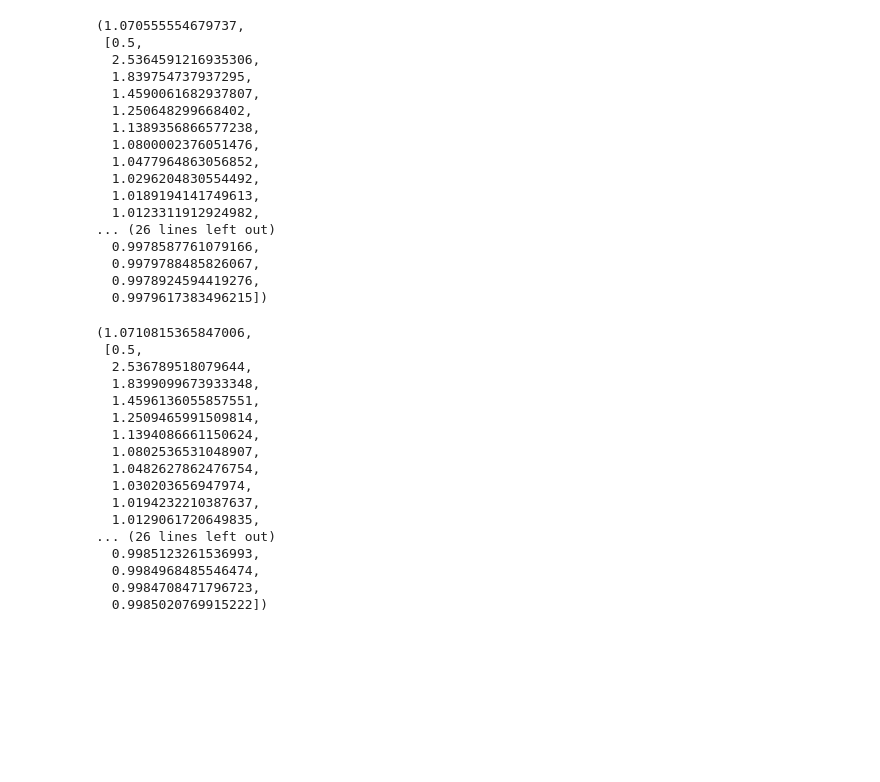
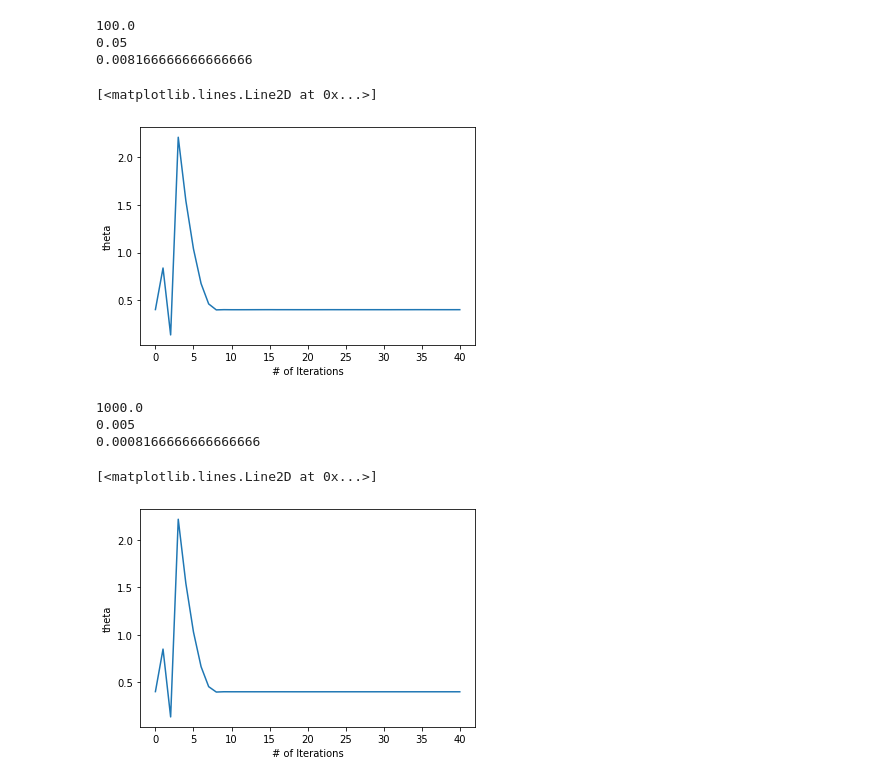
Before and after one commit to ArnaudYoh/MSTO, a Jupyter notebook: Project/experiment.ipynb, the cells around one changed output. Saved outputs shown, nothing was run; the diff lists cells and outputs as text; code cells hidden in the pictures; blank space fills up the shorter version.

Commit message:
Polished the code and added graphs

```diff
--- a/Project/experiment.ipynb
+++ b/Project/experiment.ipynb
@@ -44,7 +44,7 @@ def sapg_scalar_homogeneous(theta_0, X, nabla_f, N):
     for i in range(N):
         delta = (i+1)**(-beta) / (theta_0 * dim_X**2)
         X = myula_kernel(X, nabla_f, thetas[i])
-        theta = projection(theta + delta * (dim_X**2 / theta - np.linalg.norm(X.reshape(-1), ord=1))) # g(x) = |x|_1
+        theta = projection(theta + delta * (dim_X**2 * theta_0 / theta - np.linalg.norm(X.reshape(-1), ord=1))) # g(x) = |x|_1
         thetas.append(theta)
     return np.mean(thetas), thetas
 # %%
@@ -55,12 +55,12 @@ def generate_data():
 
     return x, y
 # %%
-N = 50
+N = 40
 beta = 0.8
 dim_Y = 256
 dim_X = 256
 d = dim_Y**2
-theta_0 = 0.5
+theta_0 = 0.4
 
 # Get the slices
 dummy_coeff = pywt.wavedec2(np.ones((dim_Y ,dim_Y)), 'haar', level=4)
@@ -69,60 +69,50 @@ _, slices = pywt.coeffs_to_array(dummy_coeff)
 # Define Params for the Algorithm
 sigma_2 = 0.01 #SNR = 20 -> sigma_2 = 0.01
 L_y = 1/sigma_2
-lambd = max(5 * 1/L_y, 2.0) # currently L_y=5
+lambd = min(5 * 1/L_y, 2.0)
 gamma = 0.98 /(L_y + 1/lambd)
+print(L_y)
+print(lambd)
+print(gamma)
+# %% [output]
+100.0
+0.05
+0.008166666666666666
 # %%
 _, y = generate_data()
 nabla_f = get_nabla_f(sigma_2, y)
 X_0 = np.zeros((dim_X, dim_X))
-sapg_scalar_homogeneous(theta_0, X_0, nabla_f, N)
+avg_theta, thetas = sapg_scalar_homogeneous(theta_0, X_0, nabla_f, N)
+plt.ylabel("theta")
+plt.xlabel("# of Iterations")
+plt.plot(thetas)
 # %% [output]
-(1.070555554679737,
- [0.5,
-  2.5364591216935306,
-  1.839754737937295,
-  1.4590061682937807,
-  1.250648299668402,
-  1.1389356866577238,
-  1.0800002376051476,
-  1.0477964863056852,
-  1.0296204830554492,
-  1.0189194141749613,
-  1.0123311912924982,
-... (26 lines left out)
-  0.9978587761079166,
-  0.9979788485826067,
-  0.9978924594419276,
-  0.9979617383496215])
+[<matplotlib.lines.Line2D at 0x...>]
+[figure, added]
 # %%
 # Define Params for the Algorithm
 sigma_2 = 0.001 #SNR = 30 -> sigma_2 = 0.001
 L_y = 1/sigma_2
-lambd = max(5 * 1/L_y, 2.0) # currently L_y=5
+lambd = min(5 * 1/L_y, 2.0) # currently L_y=5
 gamma = 0.98 /(L_y + 1/lambd)
+print(L_y)
+print(lambd)
+print(gamma)
+# %% [output]
+1000.0
+0.005
+0.0008166666666666666
 # %%
 _, y = generate_data()
 nabla_f = get_nabla_f(sigma_2, y)
 X_0 = np.zeros((dim_X, dim_X))
-sapg_scalar_homogeneous(theta_0, X_0, nabla_f, N)
+avg_theta, thetas = sapg_scalar_homogeneous(theta_0, X_0, nabla_f, N)
+plt.ylabel("theta")
+plt.xlabel("# of Iterations")
+plt.plot(thetas)
 # %% [output]
-(1.0710815365847006,
- [0.5,
-  2.536789518079644,
-  1.8399099673933348,
-  1.4596136055857551,
-  1.2509465991509814,
-  1.1394086661150624,
-  1.0802536531048907,
-  1.0482627862476754,
-  1.030203656947974,
-  1.0194232210387637,
-  1.0129061720649835,
-... (26 lines left out)
-  0.9985123261536993,
-  0.9984968485546474,
-  0.9984708471796723,
-  0.9985020769915222])
+[<matplotlib.lines.Line2D at 0x...>]
+[figure, added]
 # %%
 # Define Params for the Algorithm
 sigma_2 = 0.0001 #SNR = 40 -> sigma_2 = 0.0001
```
Also changed, not shown: parts of 4 cells of this notebook.
